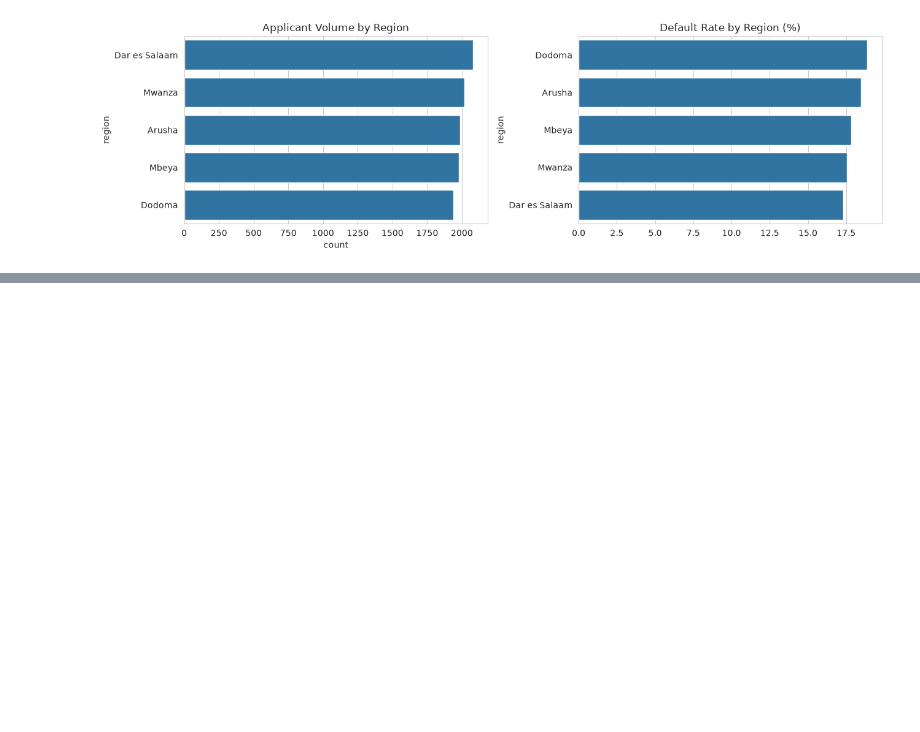
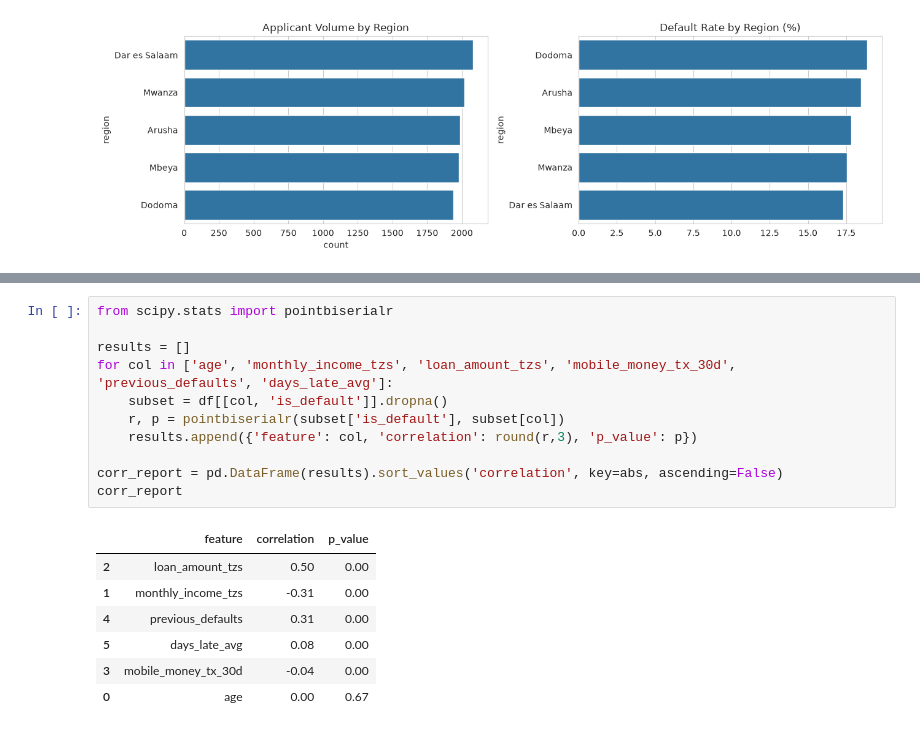
Before and after one commit to batholomeosyoko/boma-loans, a Jupyter notebook: boma_loans.ipynb, the cells around one changed output, grey strips where cells are left out. Saved outputs shown, nothing was run; the diff lists cells and outputs as text; blank space fills up the shorter version.

```diff
--- a/boma_loans.ipynb
+++ b/boma_loans.ipynb
@@ -254,0 +262,19 @@ plt.show()
+# %%
+from scipy.stats import pointbiserialr
+
+results = []
+for col in ['age', 'monthly_income_tzs', 'loan_amount_tzs', 'mobile_money_tx_30d', 'previous_defaults', 'days_late_avg']:
+    subset = df[[col, 'is_default']].dropna()
+    r, p = pointbiserialr(subset['is_default'], subset[col])
+    results.append({'feature': col, 'correlation': round(r,3), 'p_value': p})
+
+corr_report = pd.DataFrame(results).sort_values('correlation', key=abs, ascending=False)
+corr_report
+# %% [output]
+|  | feature | correlation | p_value |
+| 2 | loan_amount_tzs | 0.50 | 0.00 |
+| 1 | monthly_income_tzs | -0.31 | 0.00 |
+| 4 | previous_defaults | 0.31 | 0.00 |
+| 5 | days_late_avg | 0.08 | 0.00 |
+| 3 | mobile_money_tx_30d | -0.04 | 0.00 |
+| 0 | age | 0.00 | 0.67 |
```
Also changed, not shown: parts of 4 cells of this notebook.
